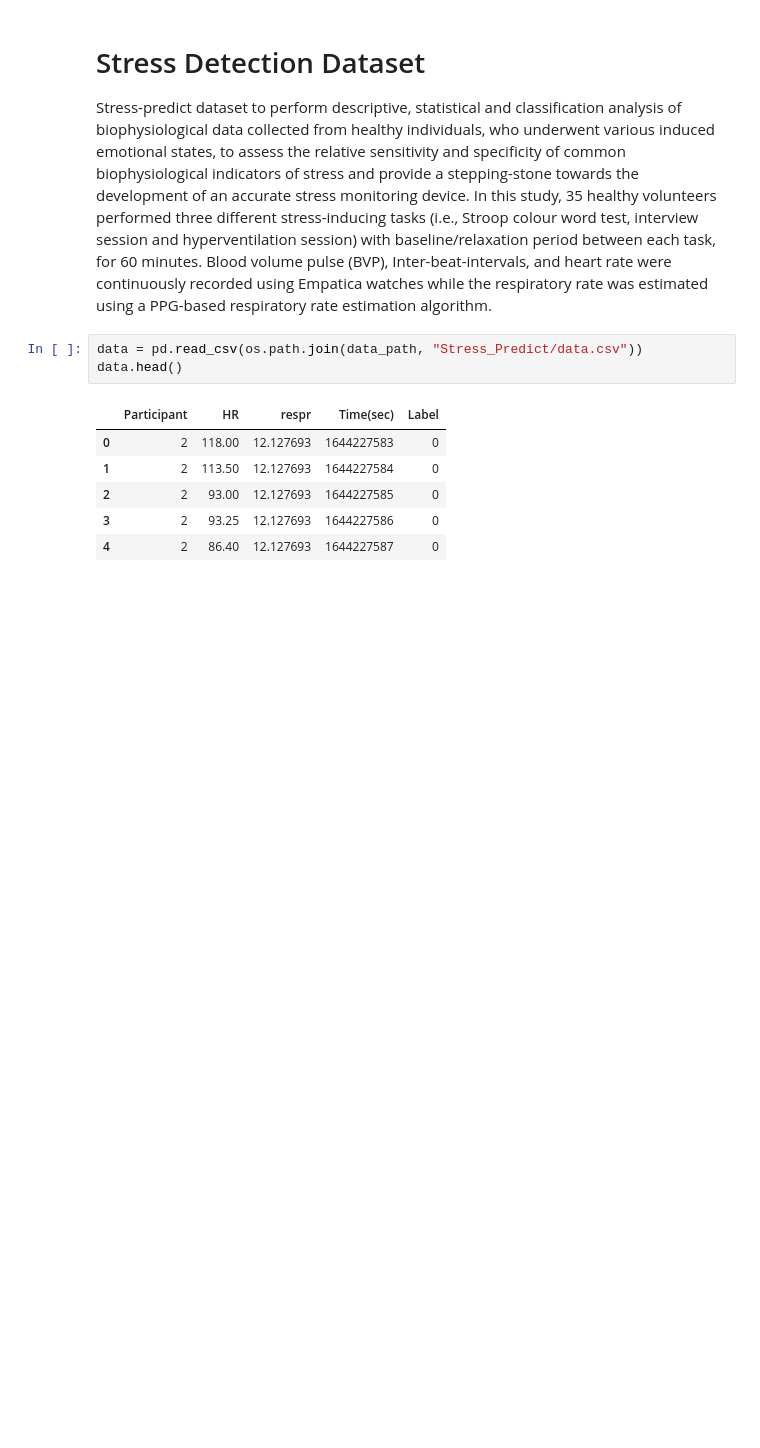
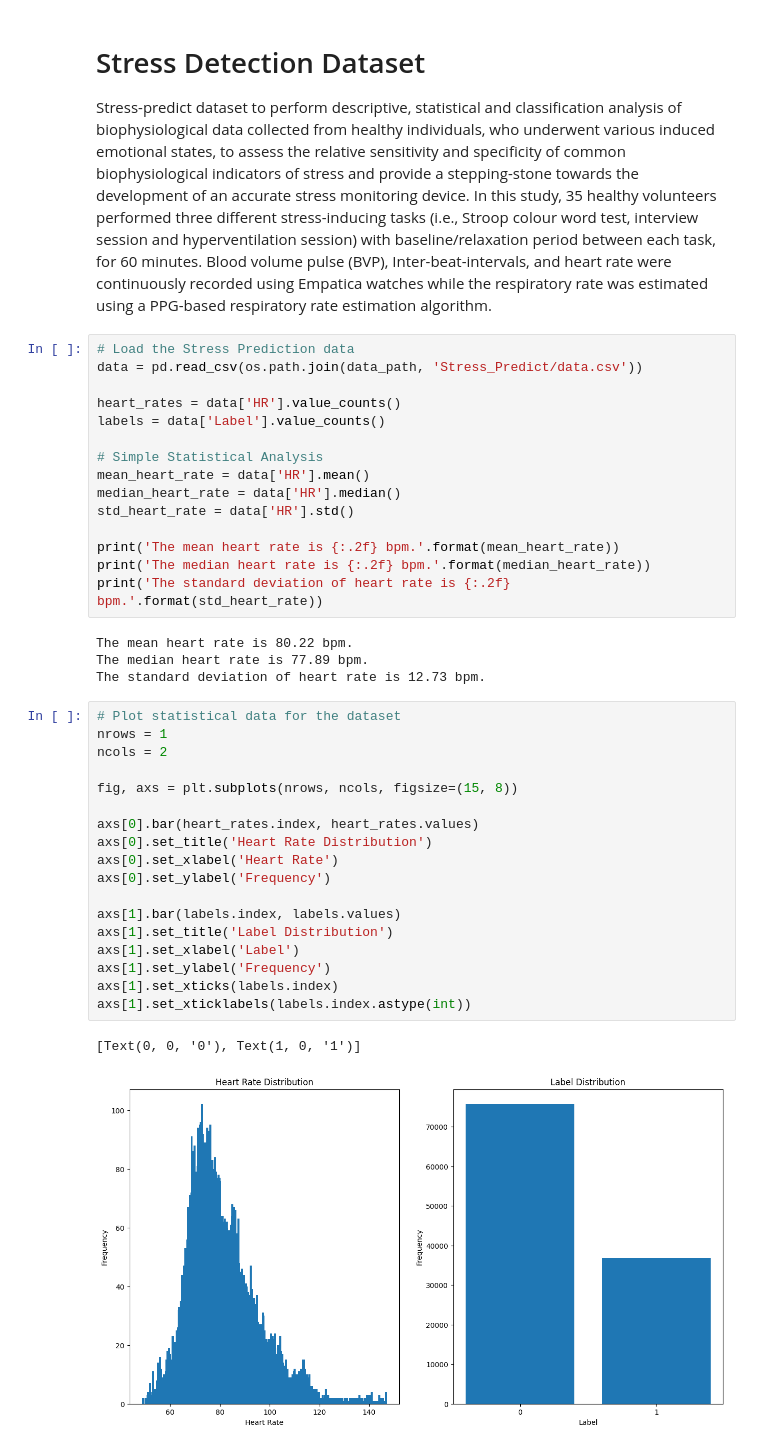
Before and after one commit to StamatisOrfanos/Stress_Detection, a Jupyter notebook: preprocessing.ipynb, the cells around one changed output. Drawn from its saved outputs; the diff is of its cells as text; blank space fills up the shorter version.

Commit message:
Start with the 3rd dataset, stress predict

```diff
--- a/preprocessing.ipynb
+++ b/preprocessing.ipynb
@@ -365,12 +365,42 @@ axs[1].set_xticks(labels.index)
 
 Stress-predict dataset to perform descriptive, statistical and classification analysis of biophysiological data collected from healthy individuals, who underwent various induced emotional states, to assess the relative sensitivity and specificity of common biophysiological indicators of stress and provide a stepping-stone towards the development of an accurate stress monitoring device. In this study, 35 healthy volunteers performed three different stress-inducing tasks (i.e., Stroop colour word test, interview session and hyperventilation session) with baseline/relaxation period between each task, for 60 minutes. Blood volume pulse (BVP), Inter-beat-intervals, and heart rate were continuously recorded using Empatica watches while the respiratory rate was estimated using a PPG-based respiratory rate estimation algorithm.
 # %%
-data = pd.read_csv(os.path.join(data_path, "Stress_Predict/data.csv"))
-data.head()
+# Load the Stress Prediction data
+data = pd.read_csv(os.path.join(data_path, 'Stress_Predict/data.csv'))
+
+heart_rates = data['HR'].value_counts()
+labels = data['Label'].value_counts()
+
+# Simple Statistical Analysis
+mean_heart_rate = data['HR'].mean()
+median_heart_rate = data['HR'].median()
+std_heart_rate = data['HR'].std()
+
+print('The mean heart rate is {:.2f} bpm.'.format(mean_heart_rate))
+print('The median heart rate is {:.2f} bpm.'.format(median_heart_rate))
+print('The standard deviation of heart rate is {:.2f} bpm.'.format(std_heart_rate))
 # %% [output]
-|  | Participant | HR | respr | Time(sec) | Label |
-| 0 | 2 | 118.00 | 12.127693 | 1644227583 | 0 |
-| 1 | 2 | 113.50 | 12.127693 | 1644227584 | 0 |
-| 2 | 2 | 93.00 | 12.127693 | 1644227585 | 0 |
-| 3 | 2 | 93.25 | 12.127693 | 1644227586 | 0 |
-| 4 | 2 | 86.40 | 12.127693 | 1644227587 | 0 |
+The mean heart rate is 80.22 bpm.
+The median heart rate is 77.89 bpm.
+The standard deviation of heart rate is 12.73 bpm.
+# %%
+# Plot statistical data for the dataset
+nrows = 1
+ncols = 2
+
+fig, axs = plt.subplots(nrows, ncols, figsize=(15, 8))
+
+axs[0].bar(heart_rates.index, heart_rates.values)
+axs[0].set_title('Heart Rate Distribution')
+axs[0].set_xlabel('Heart Rate')
+axs[0].set_ylabel('Frequency')
+
+axs[1].bar(labels.index, labels.values)
+axs[1].set_title('Label Distribution')
+axs[1].set_xlabel('Label')
+axs[1].set_ylabel('Frequency')
+axs[1].set_xticks(labels.index)
+axs[1].set_xticklabels(labels.index.astype(int))
+# %% [output]
+[Text(0, 0, '0'), Text(1, 0, '1')]
+[figure, added]
```
Also changed, not shown: parts of 13 cells of this notebook.
